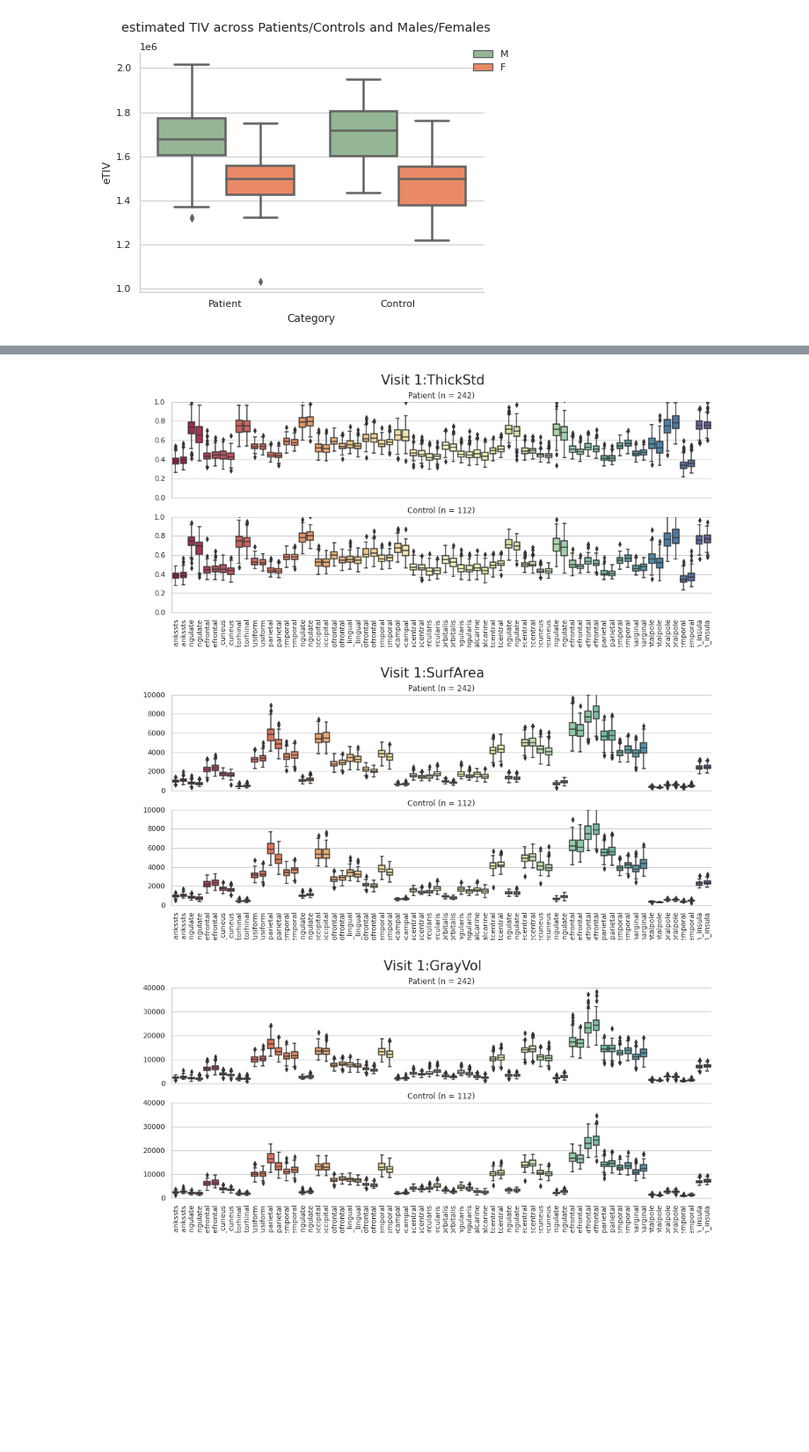
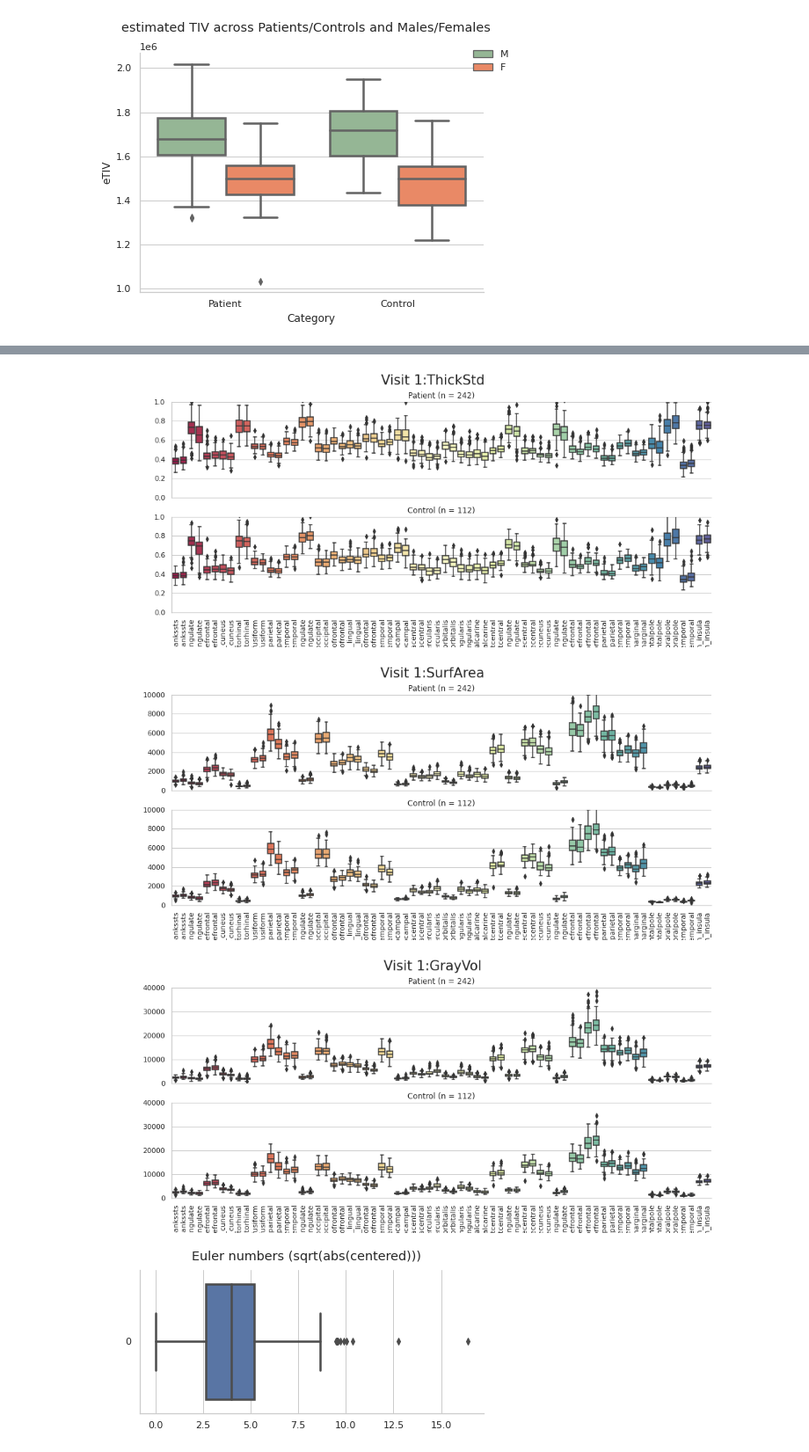
Before and after one commit to bbuckova/ESO_normative, a Jupyter notebook: clinics_load_desc.ipynb, the cells around one changed output, grey strips where cells are left out. Shown at 88% size. Drawn from its saved outputs; the diff is of its cells as text; code cells hidden in the pictures; blank space fills up the shorter version.

Commit message:
[clinics_load_desc] basic visualization and data preparation

```diff
--- a/clinics_load_desc.ipynb
+++ b/clinics_load_desc.ipynb
@@ -105,21 +105,41 @@ sns.despine()
 # %%
 # which fs textfile to load?
 fs_files = glob.glob(os.path.join(fsdata_dir,'aparc*.txt'))
 fs_vars = ["ThickAvg", "ThickStd", "SurfArea", "GrayVol"]
 
-for fs_suffix in fs_vars:
+for i, fs_suffix in enumerate(fs_vars):
 
     # pick the correct datafile
     fs_file = [s for s in fs_files if fs_suffix in s]
     neuro = pd.read_csv(fs_file[0], sep=";", index_col = 0)
 
     # create the dataset
     data = merge_and_reorder(clinics, neuro)
 
     # plot images
     desc_boxplots(data, fs_suffix, images_dir, save_img=False)
+
+    # quality control and removal of outliers using the Euler number
+    if i == len(fs_vars)-1:
+        save_img, img_dir, show_img = True, images_dir, True
+    else:
+        save_img, img_dir, show_img = False, None, False
+
+    data_final = en_qc(data, save_img=save_img, img_dir=img_dir, show_img=show_img)
+
+    ## Prepare data for analysis and save
+    # replace males and females with numbers
+    sex_nums = {"Sex": {"F":0, "M":1}}
+    data_final = data.replace(sex_nums)
+
+    # backup directory for the data
+    bdata_dir = ('/home/barbora/Documents/Projects/Normative_Models/ESO/backup')
+    os.makedirs(bdata_dir, exist_ok=True)
+
+    data_final.to_csv(os.path.join(bdata_dir, 'all_data_'+fs_suffix+'.txt'), sep = ' ', header=True, index=True)
 # %% [output]
 [figure]
 [figure]
 [figure]
 [figure]
+[figure, added]
```
Also changed, not shown: parts of 3 cells of this notebook.
